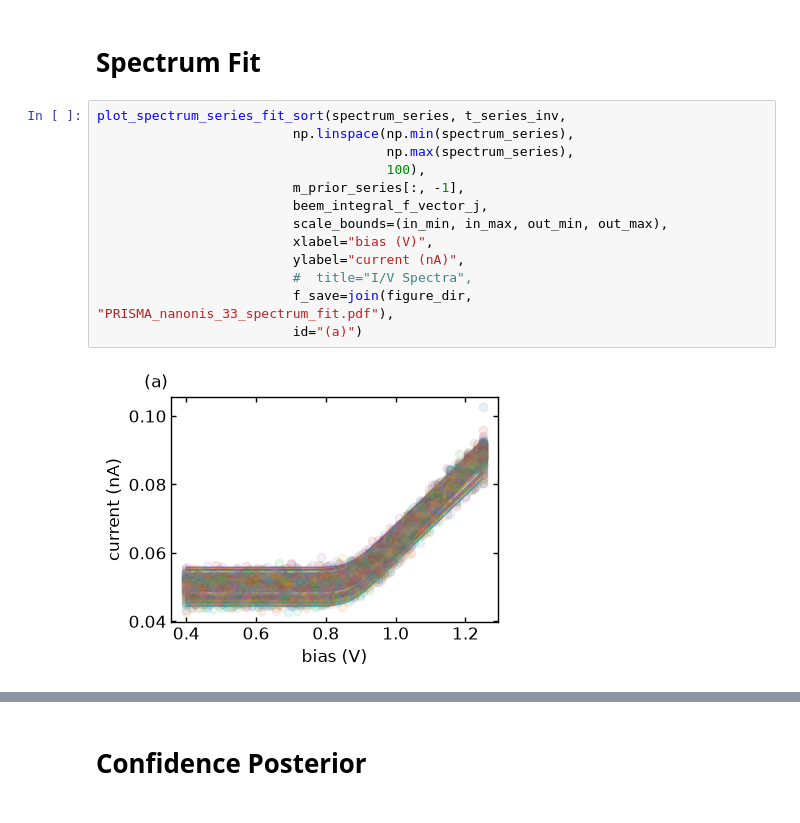
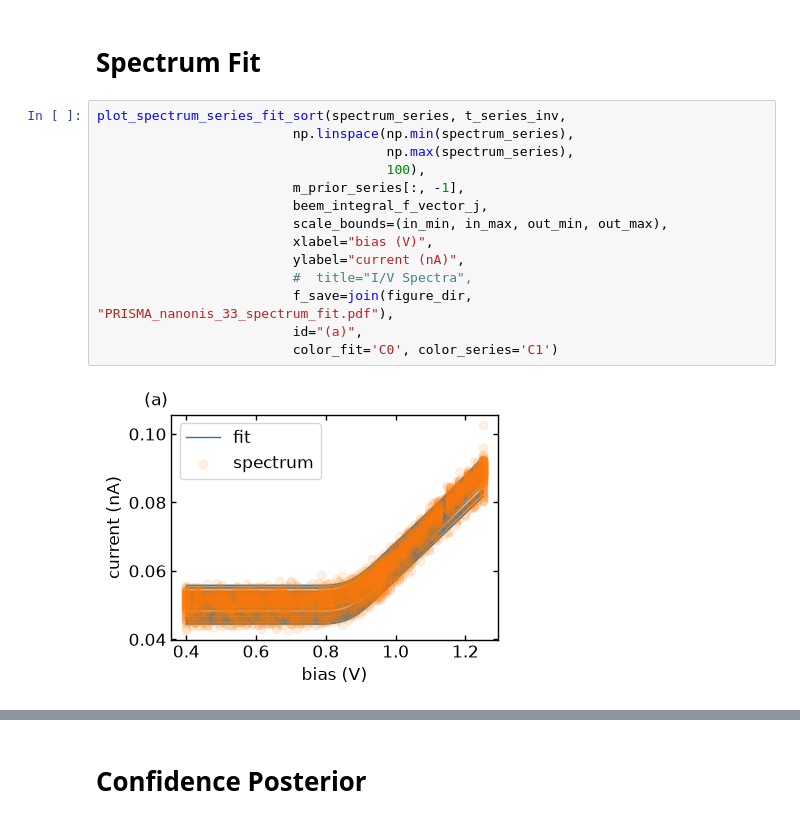
Before and after one commit to sandialabs/PRISMA, a Jupyter notebook: figures/PRISMA_nanonis_33.ipynb, the cells around one changed output, grey strips where cells are left out. Drawn from its saved outputs; the diff is of its cells as text.

Commit message:
added color selection and legends to spectrum fit plots

```diff
--- a/figures/PRISMA_nanonis_33.ipynb
+++ b/figures/PRISMA_nanonis_33.ipynb
@@ -110,15 +111,16 @@ plot_hist_series(barrier_fit, bins=40, range=(.7, 1.),
 # %%
 plot_spectrum_series_fit_sort(spectrum_series, t_series_inv,
                          np.linspace(np.min(spectrum_series),
                                      np.max(spectrum_series),
                                      100),
                          m_prior_series[:, -1],
                          beem_integral_f_vector_j,
                          scale_bounds=(in_min, in_max, out_min, out_max),
                          xlabel="bias (V)",
                          ylabel="current (nA)",
                          #  title="I/V Spectra",
                          f_save=join(figure_dir, "PRISMA_nanonis_33_spectrum_fit.pdf"),
-                         id="(a)")
+                         id="(a)",
+                         color_fit='C0', color_series='C1')
 # %% [output]
-[figure, old version]
+[figure, new version]
```
Also changed, not shown: parts of 3 cells of this notebook, 4 other files.
